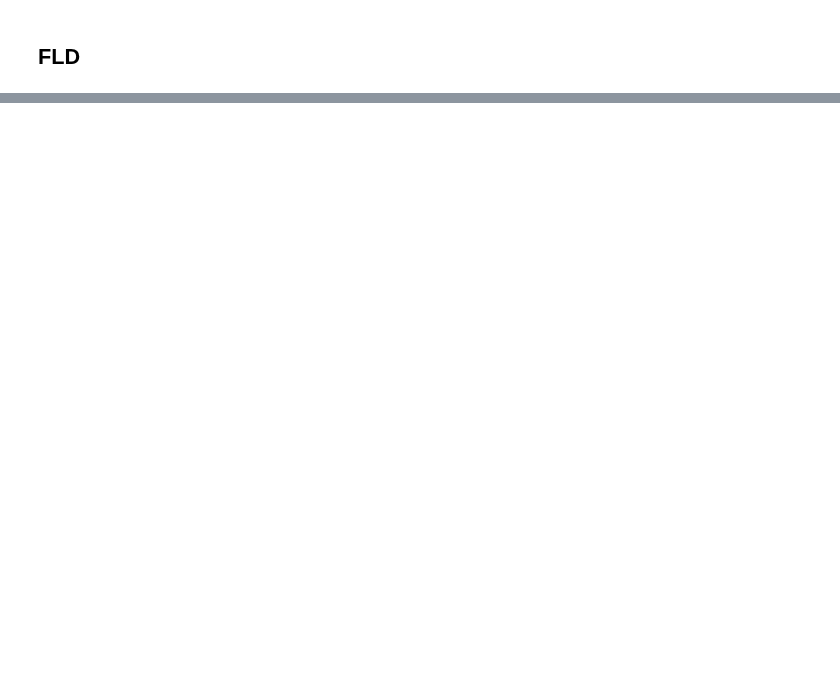
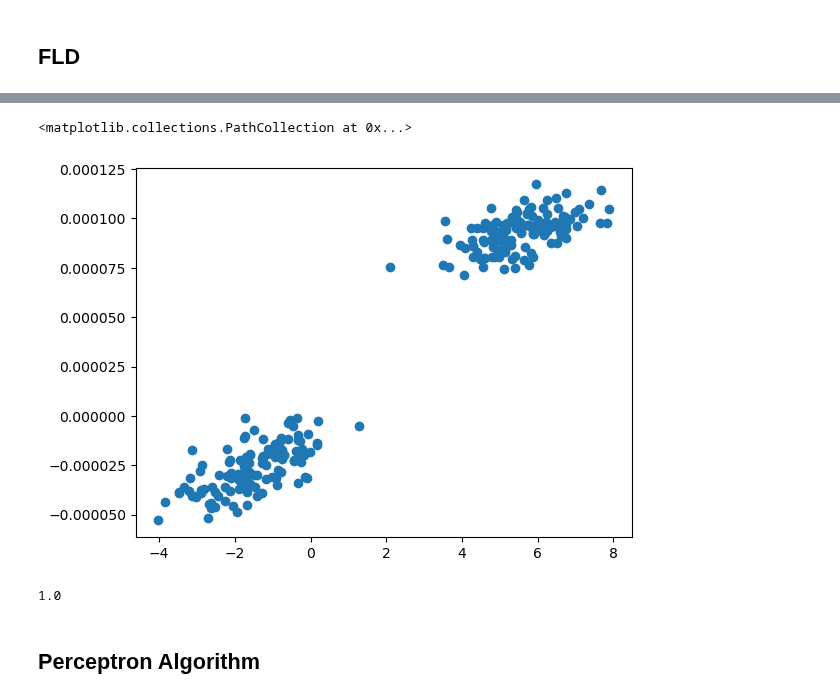
Before and after one commit to graterollin/PRML, a Jupyter notebook: hw4/HW4.ipynb, the cells around one changed output, grey strips where cells are left out. Cells and saved outputs as stored; diff of their text form; code cells hidden in the pictures; blank space fills up the shorter version.

Commit message:
Now computing test accuracy for FLD

```diff
--- a/hw4/HW4.ipynb
+++ b/hw4/HW4.ipynb
@@ -256,0 +352,57 @@ ValueError: The truth value of an array with more than one element is ambiguous.
+# %%
+# Project the test data along w
+#projected_data = np.zeros(2)
+
+#for i in range(len(X_test)):
+#    projection = np.matmul(np.transpose(w), X_test[i])
+    #print(projection)
+#    projected_data = np.add(projected_data, projection)
+    #print(projected_data)
+#    plt.scatter(X_test[i], projected_data)
+
+#Goal, list of y values
+projected_data = []
+
+for i in range(len(X_test)):
+    projection = np.matmul(np.transpose(w), X_test[i])
+    projected_data.append(projection)
+
+plt.scatter(X_test[:,0], projected_data)
+# %% [output]
+<matplotlib.collections.PathCollection at 0x...>
+[figure, added]
+# %%
+def projections_to_class(thr, projections):
+    class_labels = []
+
+    for i in range(len(projections)):
+        # if w^Tx is less than the threshold, assign to class 1 => 0
+        if (projections[i] < thr):
+            class_labels.append(0)
+        else:
+            class_labels.append(1)
+
+    # Return prediction labels to compare to the ground truth
+    return class_labels
+
+def calculate_accuracy(class_labels, ground_truth):
+    correct_amount = 0
+    for i in range(len(class_labels)):
+        if (class_labels[i] == ground_truth[i]):
+            correct_amount += 1
+
+    return correct_amount/len(class_labels)
+
+# Choose the threshold and compute the accuracy
+# Look at the graph above to eyeball a threshold
+thr = 0.000038
+
+class_labels = projections_to_class(thr, projected_data)
+
+accuracy = calculate_accuracy(class_labels, y_test)
+
+print(accuracy)
+# %% [output]
+1.0
+# %% [markdown]
+## Perceptron Algorithm
```
Also changed, not shown: parts of 15 cells of this notebook.
